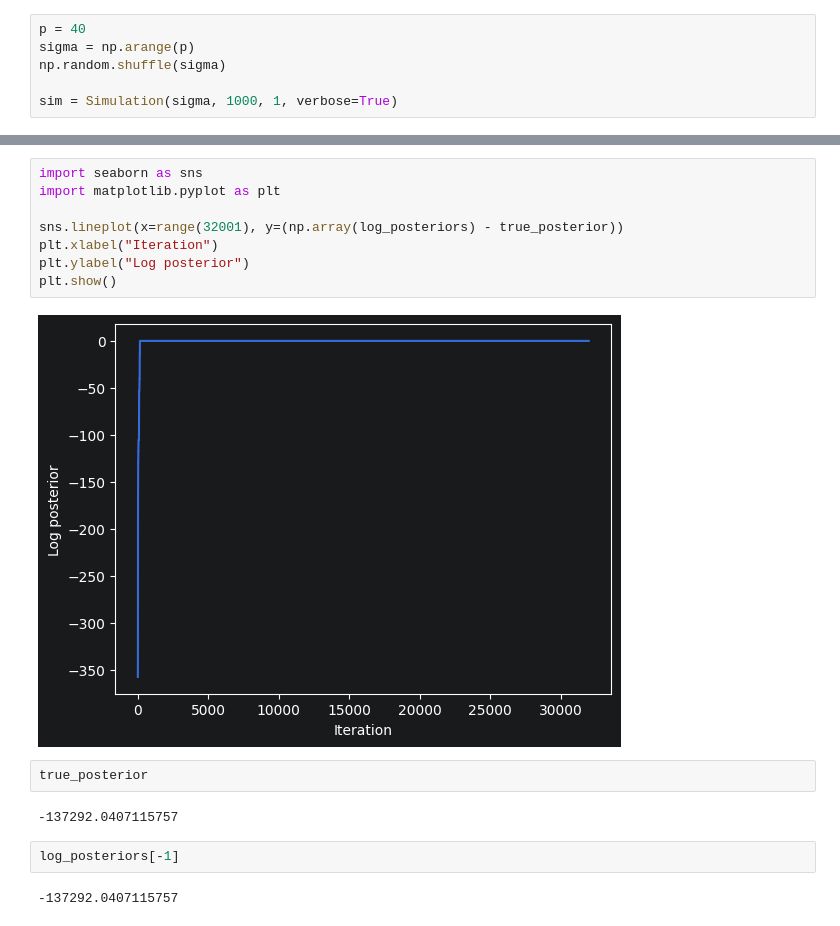
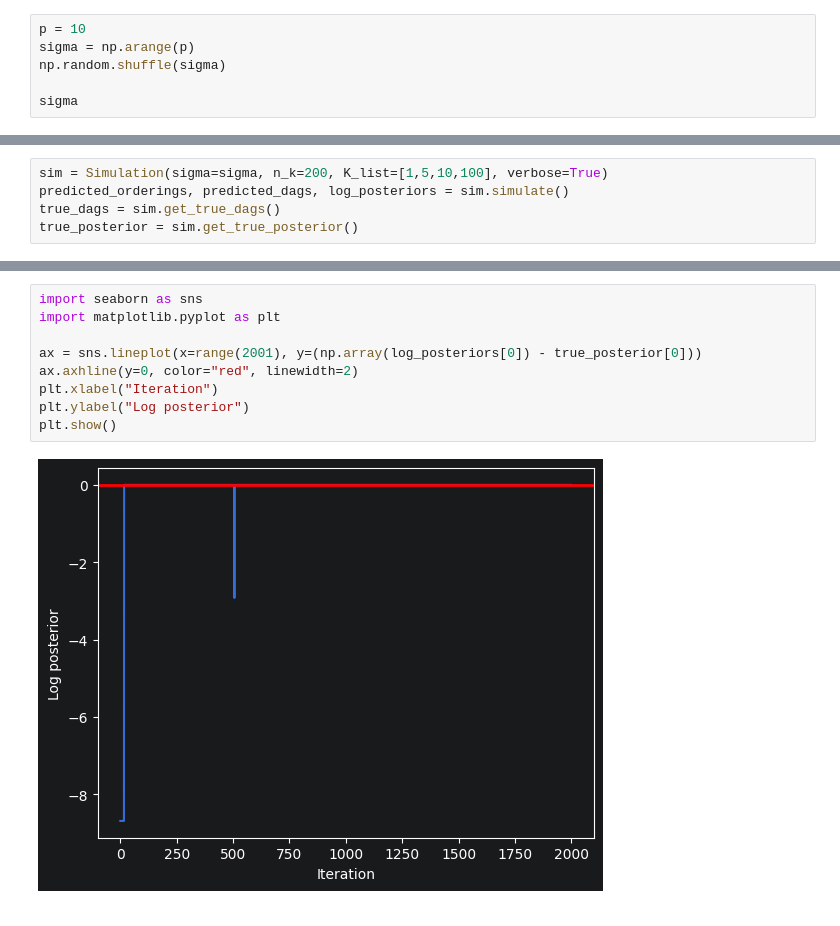
Before and after one commit to sreeharimr2005/bayesian-multi-dag, a Jupyter notebook: analysis/test_algorithm.ipynb, the cells around one changed output, grey strips where cells are left out. Saved outputs shown, nothing was run; the diff lists cells and outputs as text.

Commit message:
Updated simulation file

```diff
--- a/analysis/test_algorithm.ipynb
+++ b/analysis/test_algorithm.ipynb
@@ -13,6 +14,6 @@ from simulation.simulation import Simulation
 # %%
-p = 40
+p = 10
 sigma = np.arange(p)
 np.random.shuffle(sigma)
 
-sim = Simulation(sigma, 1000, 1, verbose=True)
+sigma
@@ -30,0 +22,5 @@ tau_star_K10 = rank_correlation(predicted_orderings2, sigma)
+# %%
+sim = Simulation(sigma=sigma, n_k=200, K_list=[1,5,10,100], verbose=True)
+predicted_orderings, predicted_dags, log_posteriors = sim.simulate()
+true_dags = sim.get_true_dags()
+true_posterior = sim.get_true_posterior()
@@ -72,18 +137,11 @@ len(true_dags[0].edges()), len(predicted_dags[-1][0].edges())
 # %%
 import seaborn as sns
 import matplotlib.pyplot as plt
 
-sns.lineplot(x=range(32001), y=(np.array(log_posteriors) - true_posterior))
+ax = sns.lineplot(x=range(2001), y=(np.array(log_posteriors[0]) - true_posterior[0]))
+ax.axhline(y=0, color="red", linewidth=2)
 plt.xlabel("Iteration")
 plt.ylabel("Log posterior")
 plt.show()
 # %% [output]
-[figure, old version]
+[figure, new version]
-# %%
-true_posterior
-# %% [output]
--137292.0407115757
-# %%
-log_posteriors[-1]
-# %% [output]
--137292.0407115757
```
Also changed, not shown: parts of 24 cells of this notebook, 4 other files.
